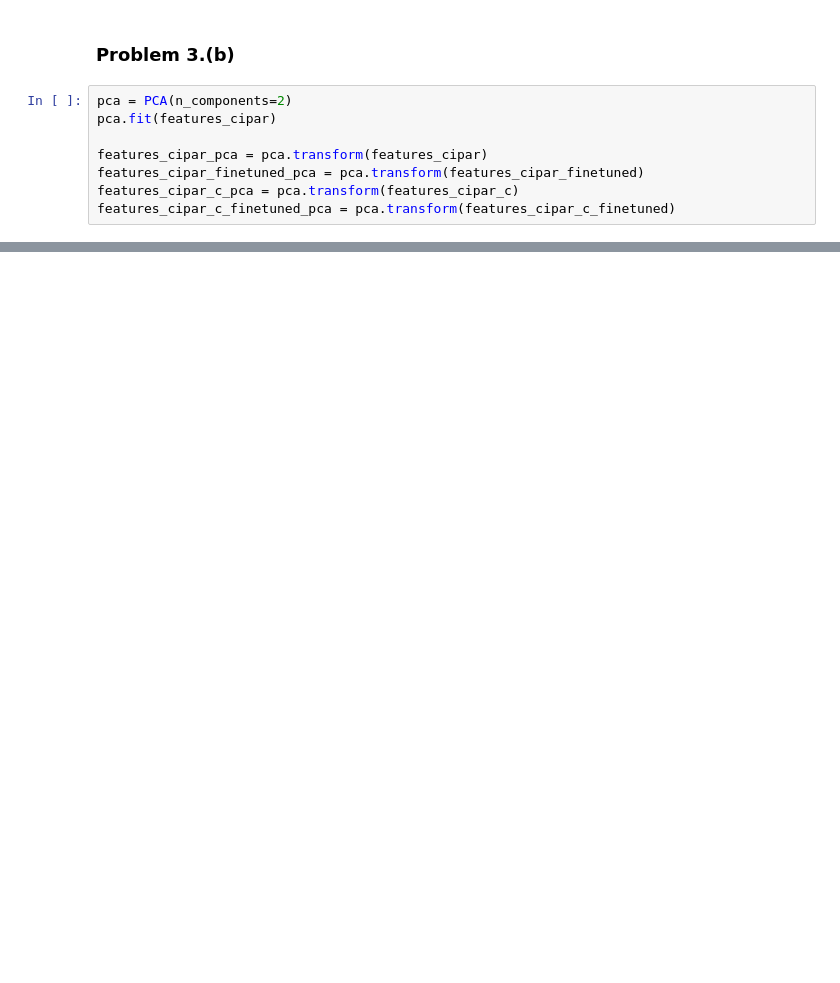
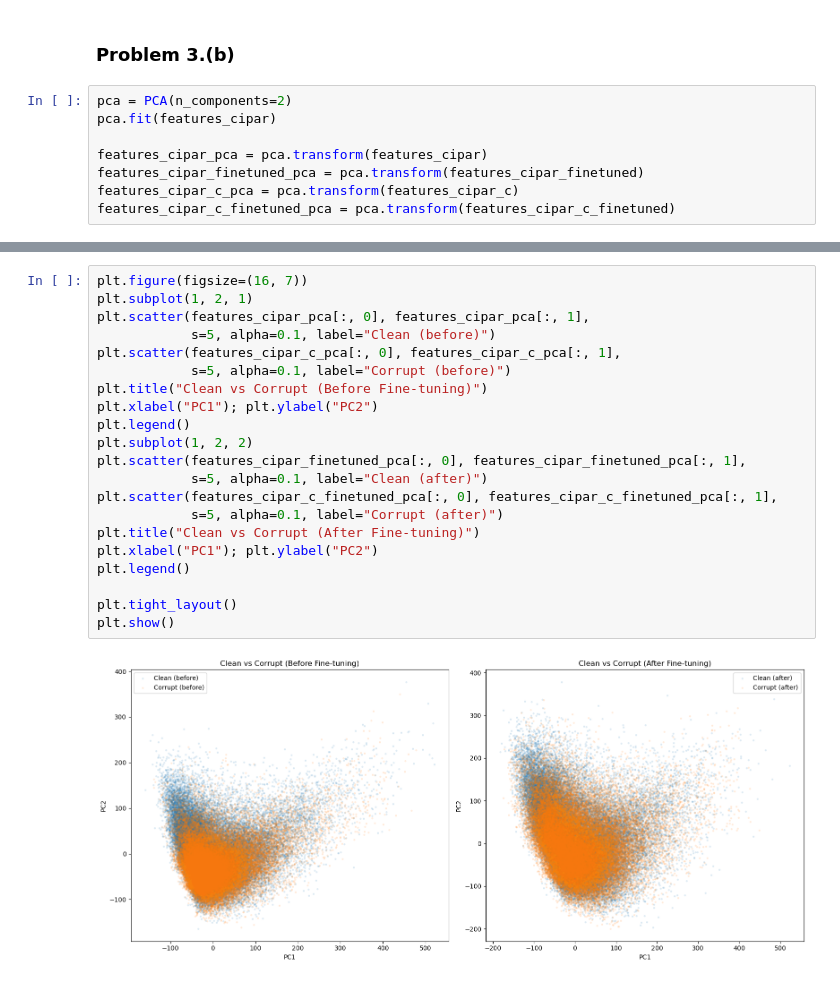
Before and after one commit to dwaipayanhaldar/E9-241-Digital-Image-Processing, a Jupyter notebook: Assignment_5/wrapper.ipynb, the cells around one changed output, grey strips where cells are left out. Drawn from its saved outputs; the diff is of its cells as text; blank space fills up the shorter version.

```diff
--- a/Assignment_5/wrapper.ipynb
+++ b/Assignment_5/wrapper.ipynb
@@ -223,0 +225,23 @@ plt.show()
+# %%
+plt.figure(figsize=(16, 7))
+plt.subplot(1, 2, 1)
+plt.scatter(features_cipar_pca[:, 0], features_cipar_pca[:, 1],
+            s=5, alpha=0.1, label="Clean (before)")
+plt.scatter(features_cipar_c_pca[:, 0], features_cipar_c_pca[:, 1],
+            s=5, alpha=0.1, label="Corrupt (before)")
+plt.title("Clean vs Corrupt (Before Fine-tuning)")
+plt.xlabel("PC1"); plt.ylabel("PC2")
+plt.legend()
+plt.subplot(1, 2, 2)
+plt.scatter(features_cipar_finetuned_pca[:, 0], features_cipar_finetuned_pca[:, 1],
+            s=5, alpha=0.1, label="Clean (after)")
+plt.scatter(features_cipar_c_finetuned_pca[:, 0], features_cipar_c_finetuned_pca[:, 1],
+            s=5, alpha=0.1, label="Corrupt (after)")
+plt.title("Clean vs Corrupt (After Fine-tuning)")
+plt.xlabel("PC1"); plt.ylabel("PC2")
+plt.legend()
+
+plt.tight_layout()
+plt.show()
+# %% [output]
+[figure, added]
```
Also changed, not shown: parts of 10 cells of this notebook, 8 other files.
